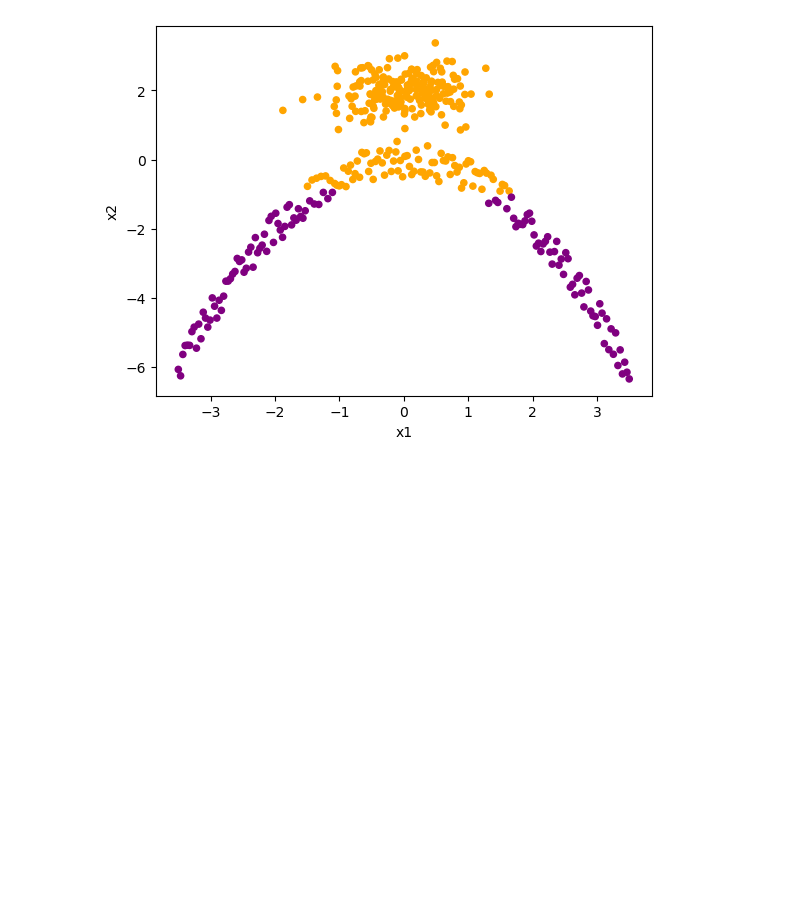
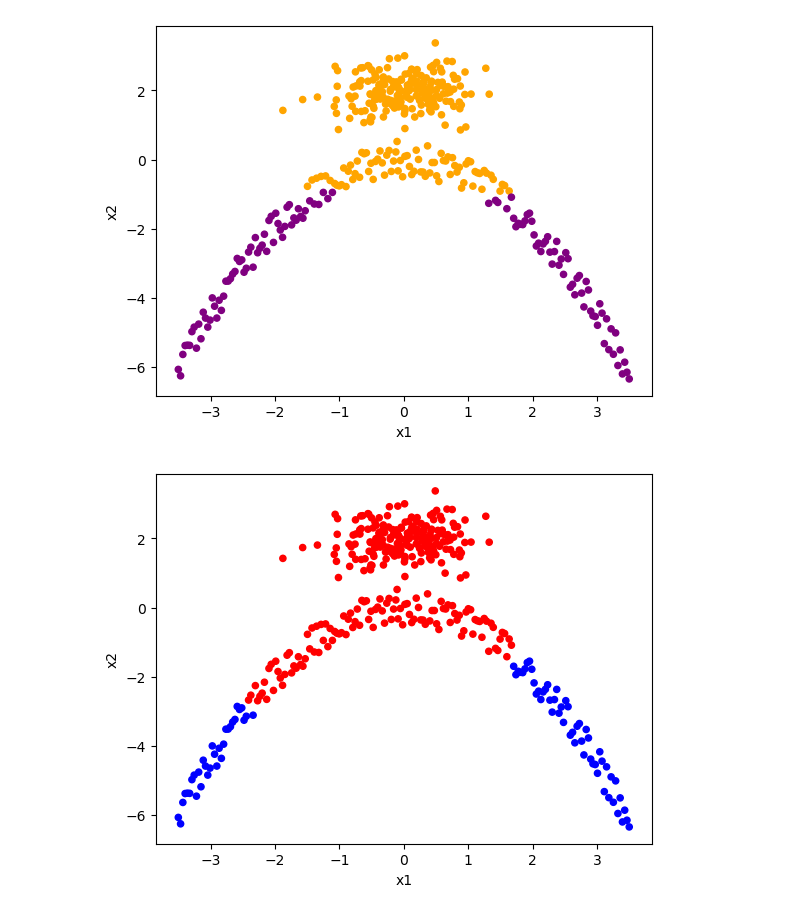
Before and after one commit to tpaquier/material_science, a Jupyter notebook: Spetral_clustering/Spectral_clustering.ipynb, the cells around one changed output. Saved outputs shown, nothing was run; the diff lists cells and outputs as text; code cells hidden in the pictures; blank space fills up the shorter version.

```diff
--- a/Spetral_clustering/Spectral_clustering.ipynb
+++ b/Spetral_clustering/Spectral_clustering.ipynb
@@ -87,3 +88,15 @@ color_list_bis = [colors_bis[group] for group in kmeans_df['label']]
 ax = kmeans_df.plot.scatter('x1','x2', c=color_list_bis)
 # %% [output]
 [figure]
+# %%
+sk_sp_cl = SpectralClustering(n_clusters=2).fit_predict(whole_data)
+# %%
+spectral_df = pd.DataFrame(whole_data)
+spectral_df.columns = ['x1','x2']
+spectral_df['label'] = sk_sp_cl
+color_spect = {0:'red',1:'blue'}
+color_list_spect = [color_spect[group] for group in spectral_df['label']]
+# %%
+ax = spectral_df.plot.scatter('x1','x2',c=color_list_spect)
+# %% [output]
+[figure, added]
```
Also changed, not shown: parts of 8 cells of this notebook.
